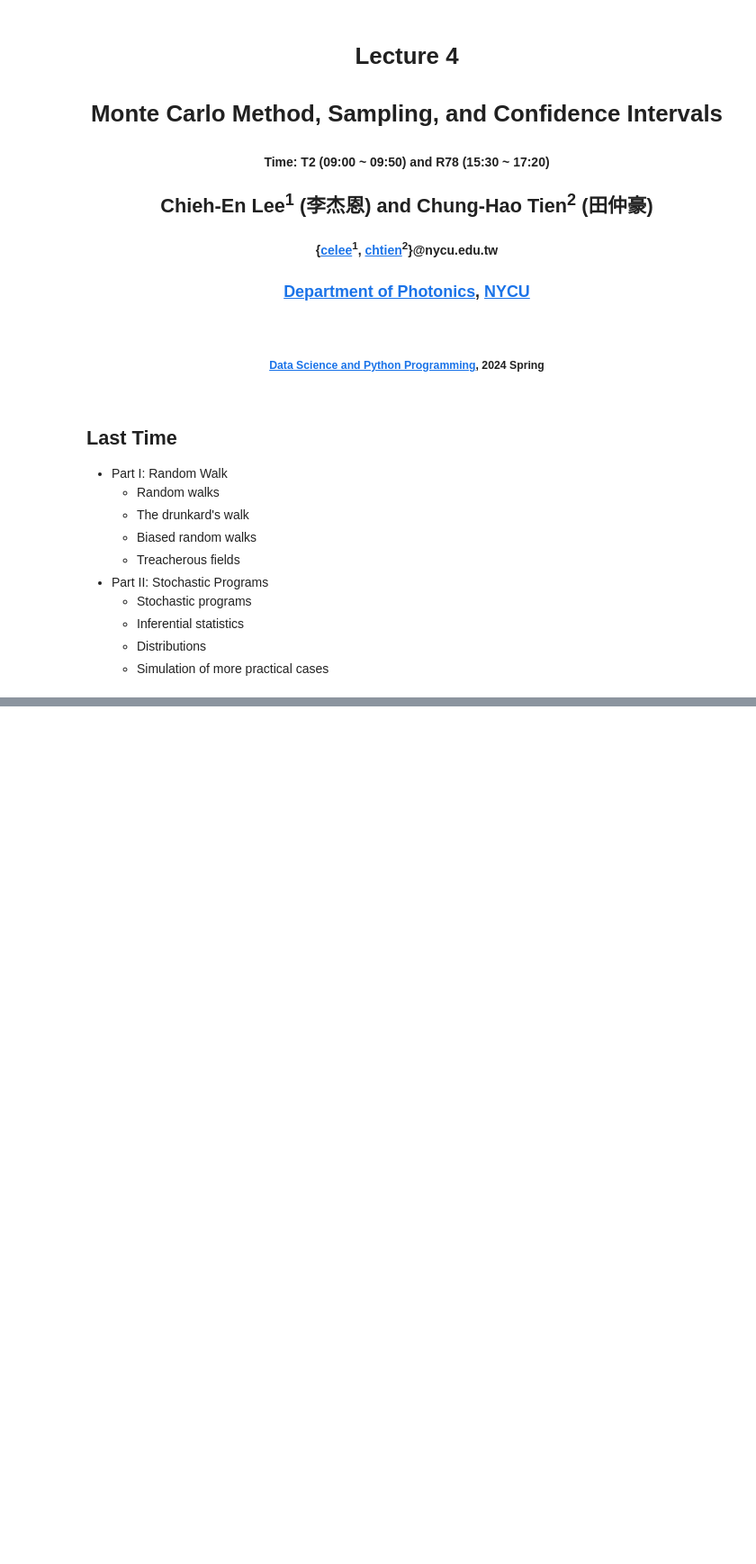
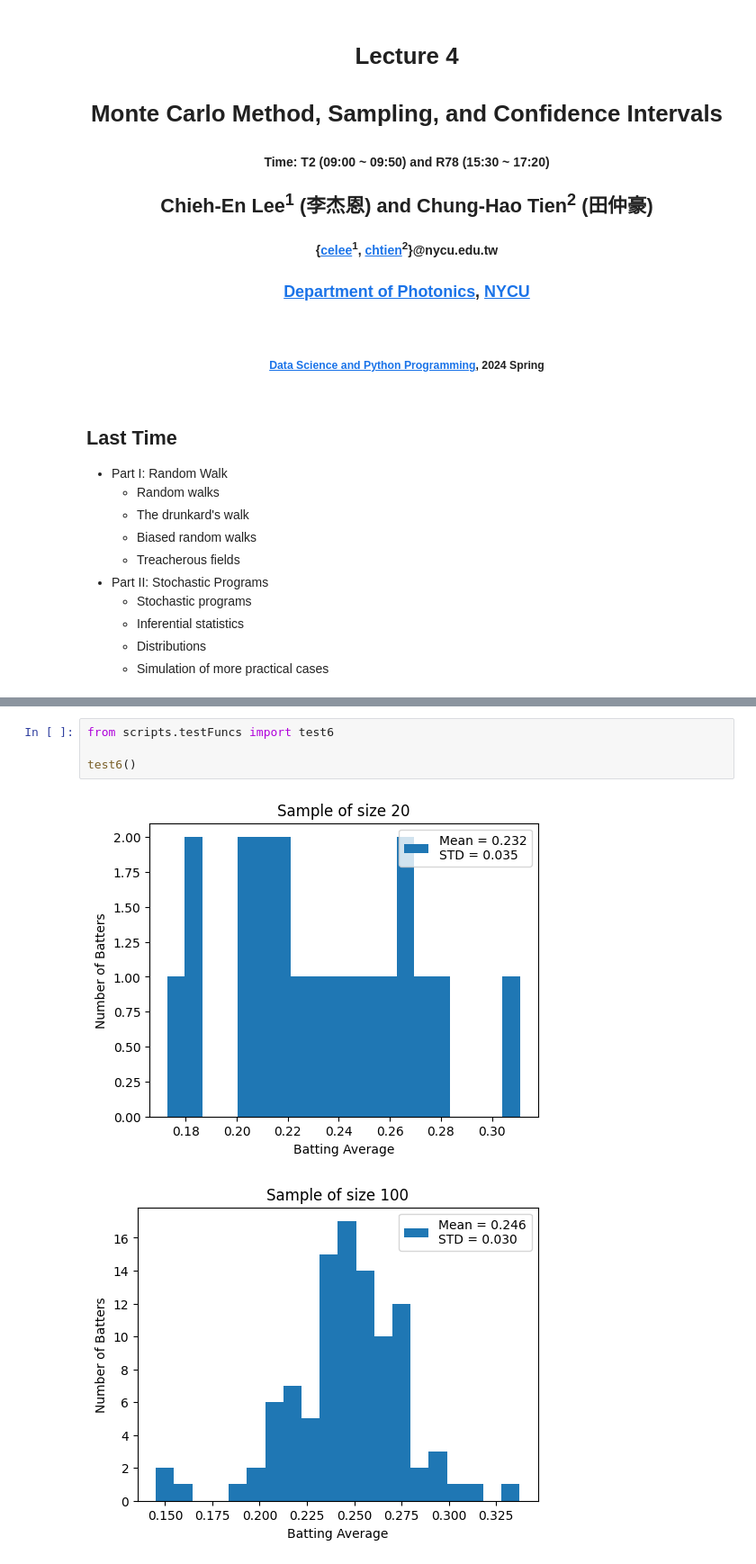
Before and after one commit to bruce88617/nycudopcs_advanced, a Jupyter notebook: Lectures/Lecture04/Lecture04.ipynb, the cells around one changed output, grey strips where cells are left out. Shown at 90% size. Saved outputs shown, nothing was run; the diff lists cells and outputs as text; blank space fills up the shorter version.

```diff
--- a/Lectures/Lecture04/Lecture04.ipynb
+++ b/Lectures/Lecture04/Lecture04.ipynb
@@ -151,0 +430,7 @@ Est. = 0.57095, STD = 0.00252, numData = 32768
+# %%
+from scripts.testFuncs import test6
+
+test6()
+# %% [output]
+[figure, added]
+[figure, added]
```
Also changed, not shown: parts of 31 cells of this notebook, 18 other files.
